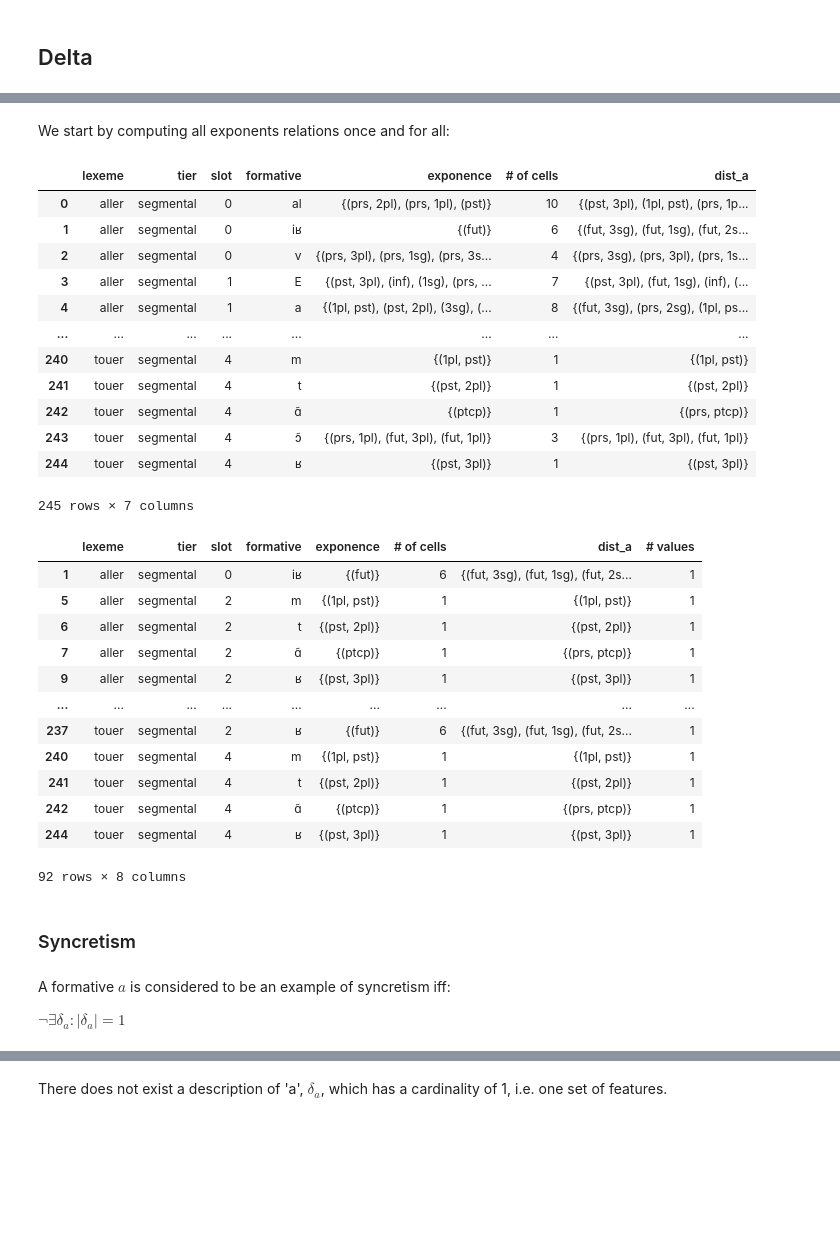
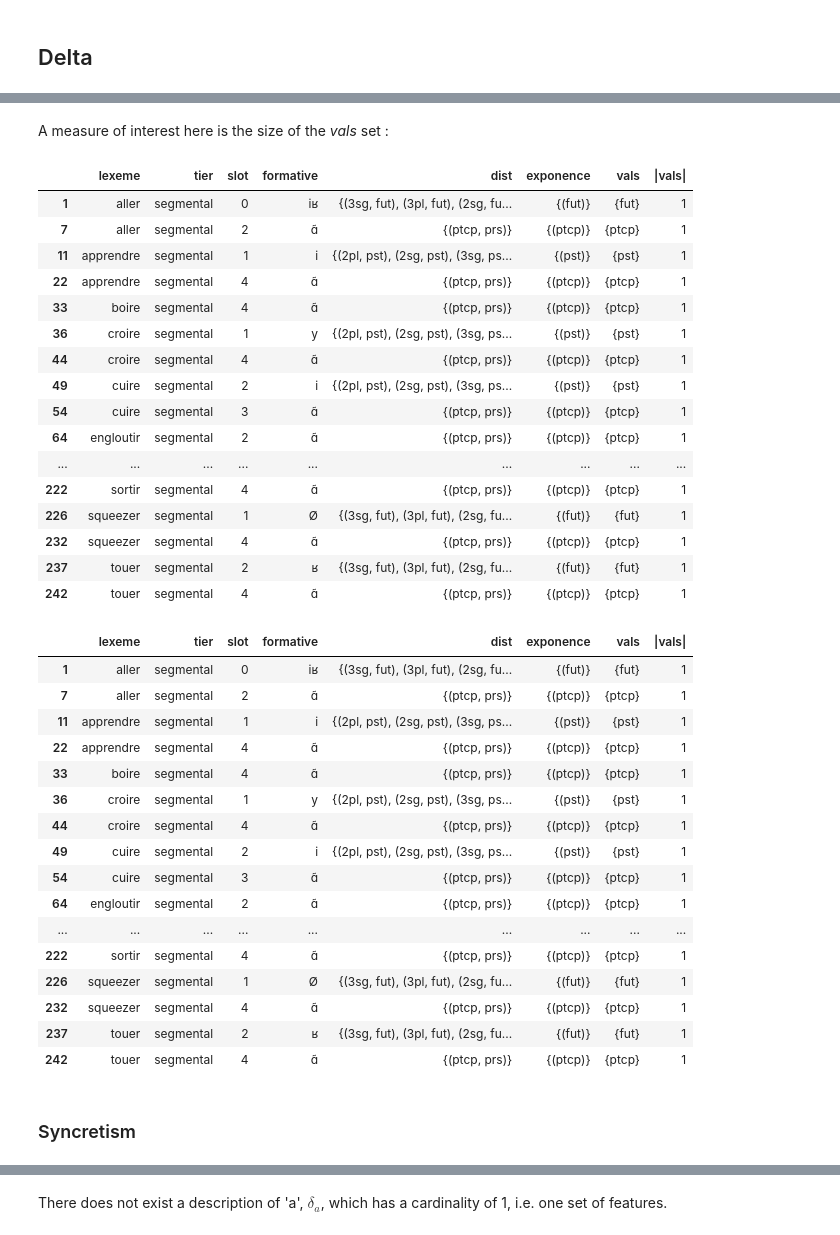
Before and after one commit to maecarroll/setMorph, a Jupyter notebook: ExponenceTypology.ipynb, the cells around one changed output, grey strips where cells are left out. Drawn from its saved outputs; the diff is of its cells as text; code cells hidden in the pictures; blank space fills up the shorter version.

```diff
--- a/ExponenceTypology.ipynb
+++ b/ExponenceTypology.ipynb
@@ -55,0 +102,3 @@ Which means:
+# %%
+exponents = sm.get_exponents(fr_df, fr_features)
+exponents
@@ -81,42 +220,42 @@ fr_df
-# %% [markdown]
-We start by computing all exponents relations once and for all:
-# %%
-exponents = sm.find_exponents(fr_df, fr_features)
-exponents
-# %% [output]
-|  | lexeme | tier | slot | formative | exponence | # of cells | dist_a |
-| 0 | aller | segmental | 0 | al | {(prs, 2pl), (prs, 1pl), (pst)} | 10 | {(pst, 3pl), (1pl, pst), (prs, 1p... |
-| 1 | aller | segmental | 0 | iʁ | {(fut)} | 6 | {(fut, 3sg), (fut, 1sg), (fut, 2s... |
-| 2 | aller | segmental | 0 | v | {(prs, 3pl), (prs, 1sg), (prs, 3s... | 4 | {(prs, 3sg), (prs, 3pl), (prs, 1s... |
-| 3 | aller | segmental | 1 | E | {(pst, 3pl), (inf), (1sg), (prs, ... | 7 | {(pst, 3pl), (fut, 1sg), (inf), (... |
-| 4 | aller | segmental | 1 | a | {(1pl, pst), (pst, 2pl), (3sg), (... | 8 | {(fut, 3sg), (prs, 2sg), (1pl, ps... |
-| ... | ... | ... | ... | ... | ... | ... | ... |
-| 240 | touer | segmental | 4 | m | {(1pl, pst)} | 1 | {(1pl, pst)} |
-| 241 | touer | segmental | 4 | t | {(pst, 2pl)} | 1 | {(pst, 2pl)} |
-| 242 | touer | segmental | 4 | ɑ̃ | {(ptcp)} | 1 | {(prs, ptcp)} |
-| 243 | touer | segmental | 4 | ɔ̃ | {(prs, 1pl), (fut, 3pl), (fut, 1pl)} | 3 | {(prs, 1pl), (fut, 3pl), (fut, 1pl)} |
-| 244 | touer | segmental | 4 | ʁ | {(pst, 3pl)} | 1 | {(pst, 3pl)} |
-245 rows × 7 columns
+# %% [markdown]
+A measure of interest here is the size of the *vals* set :
 # %%
-sm.count_elts(exponents, "exponence", "# values")
-exponents[exponents["# values"]==1]
+sm.count_elts(exponents, "vals", "|vals|")
+exponents[exponents["|vals|"]==1]
 # %% [output]
-|  | lexeme | tier | slot | formative | exponence | # of cells | dist_a | # values |
-| 1 | aller | segmental | 0 | iʁ | {(fut)} | 6 | {(fut, 3sg), (fut, 1sg), (fut, 2s... | 1 |
-| 5 | aller | segmental | 2 | m | {(1pl, pst)} | 1 | {(1pl, pst)} | 1 |
-| 6 | aller | segmental | 2 | t | {(pst, 2pl)} | 1 | {(pst, 2pl)} | 1 |
-| 7 | aller | segmental | 2 | ɑ̃ | {(ptcp)} | 1 | {(prs, ptcp)} | 1 |
-| 9 | aller | segmental | 2 | ʁ | {(pst, 3pl)} | 1 | {(pst, 3pl)} | 1 |
+|  | lexeme | tier | slot | formative | dist | exponence | vals | |vals| |
+| 1 | aller | segmental | 0 | iʁ | {(3sg, fut), (3pl, fut), (2sg, fu... | {(fut)} | {fut} | 1 |
+| 7 | aller | segmental | 2 | ɑ̃ | {(ptcp, prs)} | {(ptcp)} | {ptcp} | 1 |
+| 11 | apprendre | segmental | 1 | i | {(2pl, pst), (2sg, pst), (3sg, ps... | {(pst)} | {pst} | 1 |
+| 22 | apprendre | segmental | 4 | ɑ̃ | {(ptcp, prs)} | {(ptcp)} | {ptcp} | 1 |
+| 33 | boire | segmental | 4 | ɑ̃ | {(ptcp, prs)} | {(ptcp)} | {ptcp} | 1 |
+| 36 | croire | segmental | 1 | y | {(2pl, pst), (2sg, pst), (3sg, ps... | {(pst)} | {pst} | 1 |
+| 44 | croire | segmental | 4 | ɑ̃ | {(ptcp, prs)} | {(ptcp)} | {ptcp} | 1 |
+| 49 | cuire | segmental | 2 | i | {(2pl, pst), (2sg, pst), (3sg, ps... | {(pst)} | {pst} | 1 |
+| 54 | cuire | segmental | 3 | ɑ̃ | {(ptcp, prs)} | {(ptcp)} | {ptcp} | 1 |
+| 64 | engloutir | segmental | 2 | ɑ̃ | {(ptcp, prs)} | {(ptcp)} | {ptcp} | 1 |
 | ... | ... | ... | ... | ... | ... | ... | ... | ... |
-| 237 | touer | segmental | 2 | ʁ | {(fut)} | 6 | {(fut, 3sg), (fut, 1sg), (fut, 2s... | 1 |
-| 240 | touer | segmental | 4 | m | {(1pl, pst)} | 1 | {(1pl, pst)} | 1 |
-| 241 | touer | segmental | 4 | t | {(pst, 2pl)} | 1 | {(pst, 2pl)} | 1 |
-| 242 | touer | segmental | 4 | ɑ̃ | {(ptcp)} | 1 | {(prs, ptcp)} | 1 |
-| 244 | touer | segmental | 4 | ʁ | {(pst, 3pl)} | 1 | {(pst, 3pl)} | 1 |
+| 222 | sortir | segmental | 4 | ɑ̃ | {(ptcp, prs)} | {(ptcp)} | {ptcp} | 1 |
+| 226 | squeezer | segmental | 1 | Ø | {(3sg, fut), (3pl, fut), (2sg, fu... | {(fut)} | {fut} | 1 |
+| 232 | squeezer | segmental | 4 | ɑ̃ | {(ptcp, prs)} | {(ptcp)} | {ptcp} | 1 |
+| 237 | touer | segmental | 2 | ʁ | {(3sg, fut), (3pl, fut), (2sg, fu... | {(fut)} | {fut} | 1 |
+| 242 | touer | segmental | 4 | ɑ̃ | {(ptcp, prs)} | {(ptcp)} | {ptcp} | 1 |
-92 rows × 8 columns
+|  | lexeme | tier | slot | formative | dist | exponence | vals | |vals| |
+| 1 | aller | segmental | 0 | iʁ | {(3sg, fut), (3pl, fut), (2sg, fu... | {(fut)} | {fut} | 1 |
+| 7 | aller | segmental | 2 | ɑ̃ | {(ptcp, prs)} | {(ptcp)} | {ptcp} | 1 |
+| 11 | apprendre | segmental | 1 | i | {(2pl, pst), (2sg, pst), (3sg, ps... | {(pst)} | {pst} | 1 |
+| 22 | apprendre | segmental | 4 | ɑ̃ | {(ptcp, prs)} | {(ptcp)} | {ptcp} | 1 |
+| 33 | boire | segmental | 4 | ɑ̃ | {(ptcp, prs)} | {(ptcp)} | {ptcp} | 1 |
+| 36 | croire | segmental | 1 | y | {(2pl, pst), (2sg, pst), (3sg, ps... | {(pst)} | {pst} | 1 |
+| 44 | croire | segmental | 4 | ɑ̃ | {(ptcp, prs)} | {(ptcp)} | {ptcp} | 1 |
+| 49 | cuire | segmental | 2 | i | {(2pl, pst), (2sg, pst), (3sg, ps... | {(pst)} | {pst} | 1 |
+| 54 | cuire | segmental | 3 | ɑ̃ | {(ptcp, prs)} | {(ptcp)} | {ptcp} | 1 |
+| 64 | engloutir | segmental | 2 | ɑ̃ | {(ptcp, prs)} | {(ptcp)} | {ptcp} | 1 |
+| ... | ... | ... | ... | ... | ... | ... | ... | ... |
+| 222 | sortir | segmental | 4 | ɑ̃ | {(ptcp, prs)} | {(ptcp)} | {ptcp} | 1 |
+| 226 | squeezer | segmental | 1 | Ø | {(3sg, fut), (3pl, fut), (2sg, fu... | {(fut)} | {fut} | 1 |
+| 232 | squeezer | segmental | 4 | ɑ̃ | {(ptcp, prs)} | {(ptcp)} | {ptcp} | 1 |
+| 237 | touer | segmental | 2 | ʁ | {(3sg, fut), (3pl, fut), (2sg, fu... | {(fut)} | {fut} | 1 |
+| 242 | touer | segmental | 4 | ɑ̃ | {(ptcp, prs)} | {(ptcp)} | {ptcp} | 1 |
 # %% [markdown]
 ### Syncretism
-# %% [markdown]
-A formative $a$ is considered to be an example of syncretism iff:
-
-$\neg\exists \delta_a : |\delta_a| = 1$
```
Also changed, not shown: parts of 66 cells of this notebook, 5 other files.
